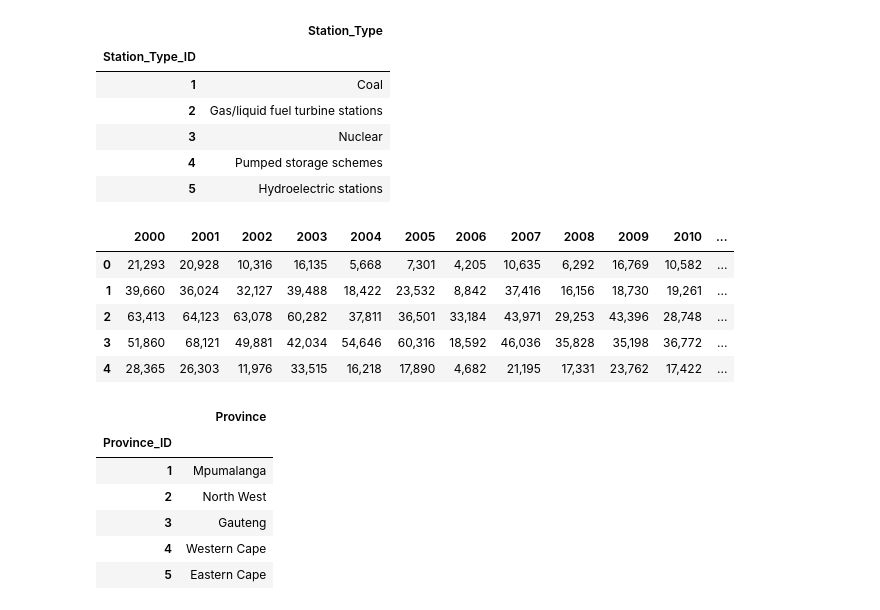
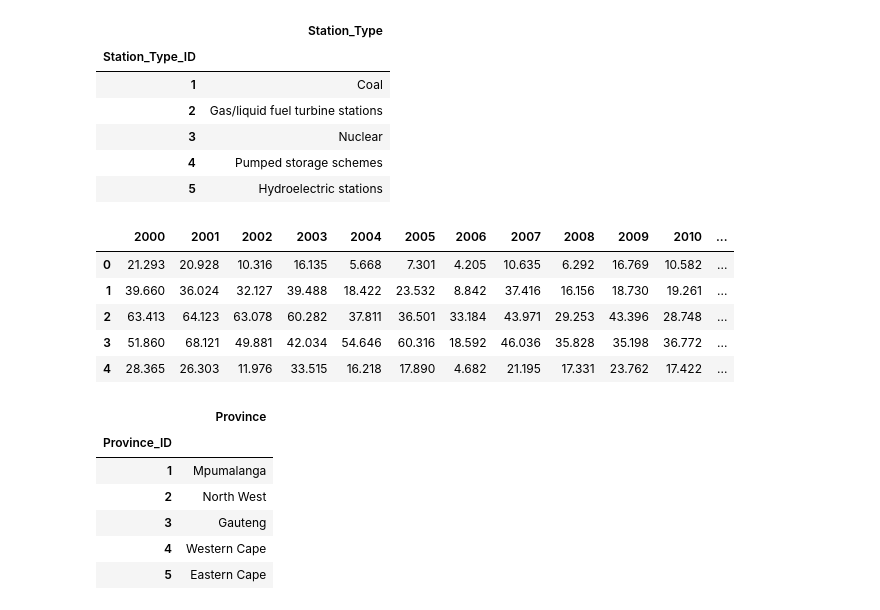
Before and after one commit to Kaekaefx/Group5_Gather_Predict, a Jupyter notebook: new_database.ipynb, the cells around one changed output. Cells and saved outputs as stored; diff of their text form; code cells hidden in the pictures.

```diff
--- a/new_database.ipynb
+++ b/new_database.ipynb
@@ -52,15 +91,16 @@ station_type_df.head()
 | 3 | Nuclear |
 | 4 | Pumped storage schemes |
 | 5 | Hydroelectric stations |
-# %%
-province_electrification_df.head()
-# %% [output]
-|  | 2000 | 2001 | 2002 | 2003 | 2004 | 2005 | 2006 | 2007 | 2008 | 2009 | 2010 | ... |
-| 0 | 21,293 | 20,928 | 10,316 | 16,135 | 5,668 | 7,301 | 4,205 | 10,635 | 6,292 | 16,769 | 10,582 | ... |
-| 1 | 39,660 | 36,024 | 32,127 | 39,488 | 18,422 | 23,532 | 8,842 | 37,416 | 16,156 | 18,730 | 19,261 | ... |
-| 2 | 63,413 | 64,123 | 63,078 | 60,282 | 37,811 | 36,501 | 33,184 | 43,971 | 29,253 | 43,396 | 28,748 | ... |
-| 3 | 51,860 | 68,121 | 49,881 | 42,034 | 54,646 | 60,316 | 18,592 | 46,036 | 35,828 | 35,198 | 36,772 | ... |
-| 4 | 28,365 | 26,303 | 11,976 | 33,515 | 16,218 | 17,890 | 4,682 | 21,195 | 17,331 | 23,762 | 17,422 | ... |
+# %%
+province_electrification_df = province_electrification_df.apply(lambda x: x.str.replace(',','.'))
+province_electrification_df.head()
+# %% [output]
+|  | 2000 | 2001 | 2002 | 2003 | 2004 | 2005 | 2006 | 2007 | 2008 | 2009 | 2010 | ... |
+| 0 | 21.293 | 20.928 | 10.316 | 16.135 | 5.668 | 7.301 | 4.205 | 10.635 | 6.292 | 16.769 | 10.582 | ... |
+| 1 | 39.660 | 36.024 | 32.127 | 39.488 | 18.422 | 23.532 | 8.842 | 37.416 | 16.156 | 18.730 | 19.261 | ... |
+| 2 | 63.413 | 64.123 | 63.078 | 60.282 | 37.811 | 36.501 | 33.184 | 43.971 | 29.253 | 43.396 | 28.748 | ... |
+| 3 | 51.860 | 68.121 | 49.881 | 42.034 | 54.646 | 60.316 | 18.592 | 46.036 | 35.828 | 35.198 | 36.772 | ... |
+| 4 | 28.365 | 26.303 | 11.976 | 33.515 | 16.218 | 17.890 | 4.682 | 21.195 | 17.331 | 23.762 | 17.422 | ... |
 # %%
 province_table_df.head()
 # %% [output]
```
Also changed, not shown: parts of 8 cells of this notebook.
